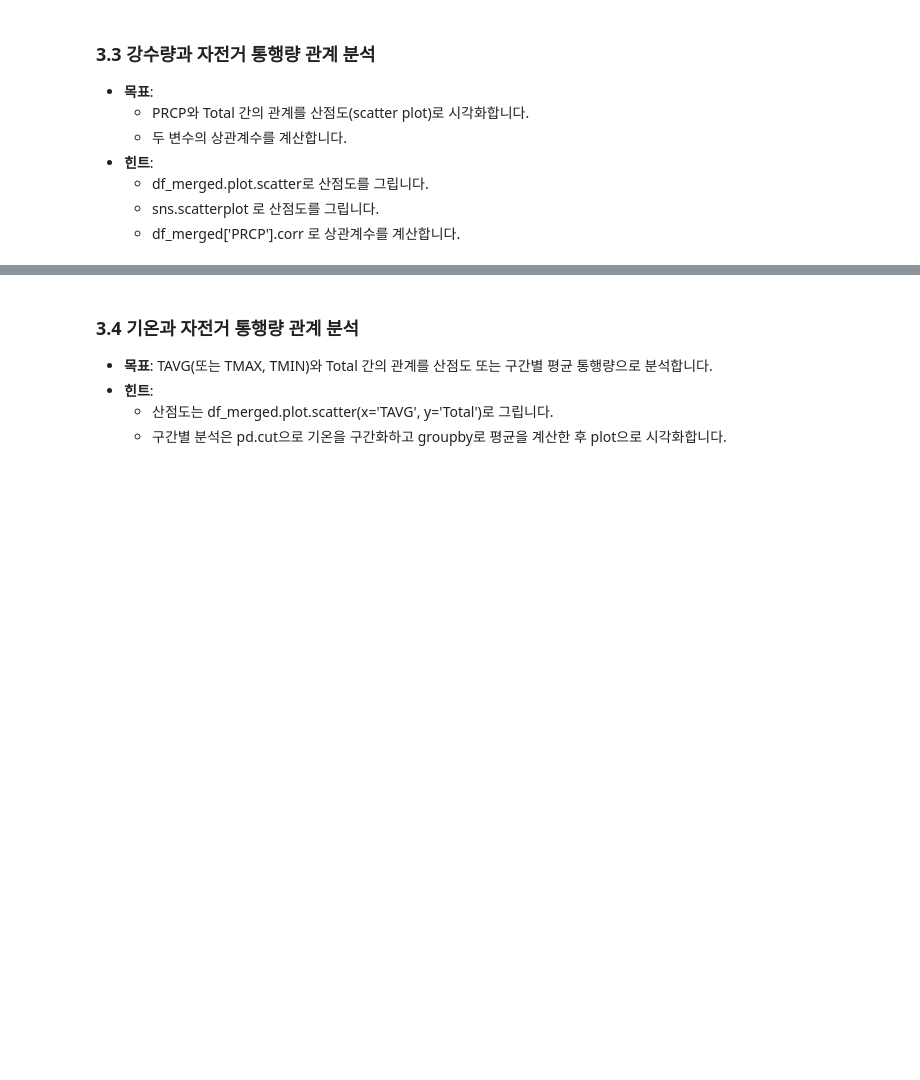
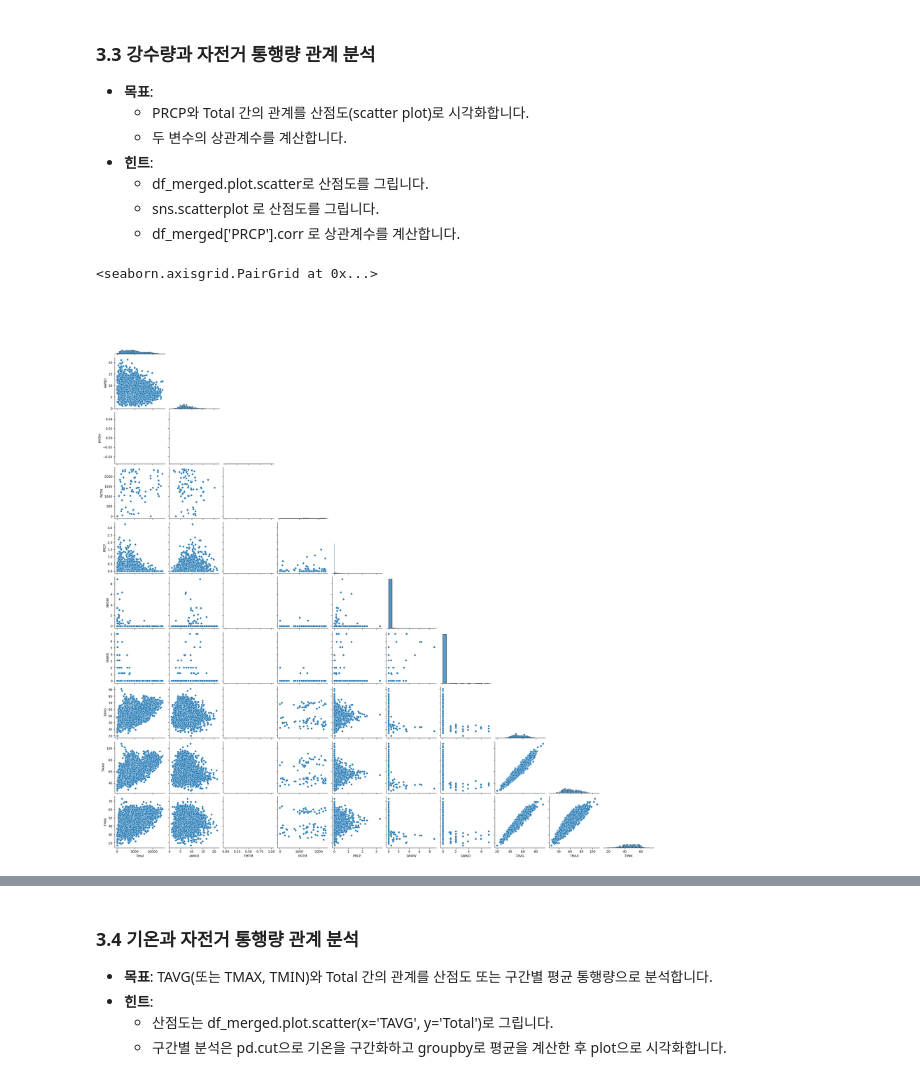
Before and after one commit to heeaayoon/pythonData, a Jupyter notebook: P_kim/3-3. 판다스실습과제_Fremont_Bridge_pandas.ipynb, the cells around one changed output, grey strips where cells are left out. Saved outputs shown, nothing was run; the diff lists cells and outputs as text; code cells hidden in the pictures; blank space fills up the shorter version.

```diff
--- a/P_kim/3-3. 판다스실습과제_Fremont_Bridge_pandas.ipynb
+++ b/P_kim/3-3. 판다스실습과제_Fremont_Bridge_pandas.ipynb
@@ -324,0 +349,10 @@ memory usage: 827.8+ KB
+# %%
+weather_url = 'https://raw.githubusercontent.com/jakevdp/bicycle-data/refs/heads/main/SeattleWeather.csv'
+weather_df = pd.read_csv(weather_url)
+
+weather_df['DATE'] = pd.to_datetime(weather_df['DATE'])
+weather_df = weather_df.sort_values(['DATE']) # Date 컬럼명을 컬럼을 찾아서, 그 값을 기준으로 데이터 프레임을 정렬 (날짜순 정렬)
+weather_df = weather_df.set_index('DATE') # Date 컬럼명을 컬럼을 찾아서, 그 값을 wether_df의 행인덱스로 전달
+
+weather_df['PRCP'].fillna(0) #누락값을 0으로 채우기
+weather_df
@@ -328,3 +377,6 @@ memory usage: 827.8+ KB
 - **목표**: df_bike와 df_weather를 날짜 인덱스를 기준으로 병합하여 df_merged에 저장합니다.
 - **힌트**:
     - pd.merge 함수에 df_bike, df_weather, left_index=True, right_index=True 옵션을 전달합니다.
+# %%
+df = df_bike.resample('D')[['Total','East',	'West']].sum()
+df.shape
@@ -330,0 +385,3 @@ memory usage: 827.8+ KB
+# %%
+df_merged = pd.merge(df, weather_df, left_index=True, right_index=True)
+df_merged
@@ -338,3 +409,11 @@ memory usage: 827.8+ KB
     - df_merged.plot.scatter로 산점도를 그립니다.
     - sns.scatterplot 로 산점도를 그립니다.
     - df_merged['PRCP'].corr 로 상관계수를 계산합니다.
+# %%
+import seaborn as sns
+col = ['Total', 'AWND', 'FMTM', 'PGTM', 'PRCP', 'SNOW', 'SNWD','TAVG', 'TMAX', 'TMIN']
+df4 = df_merged[col]
+sns.pairplot(df4, corner=True)
+# %% [output]
+<seaborn.axisgrid.PairGrid at 0x...>
+[figure, added]
```
Also changed, not shown: parts of 9 cells of this notebook, 4 other files.
